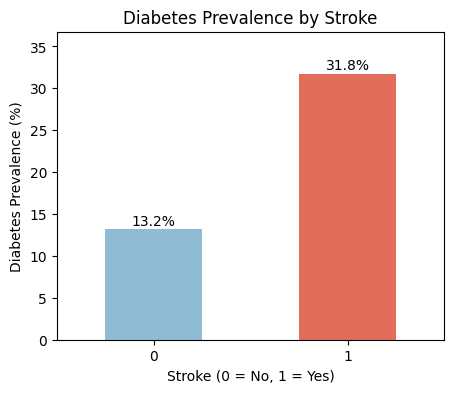
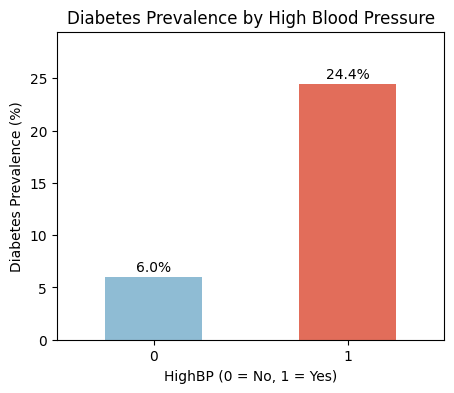
Code edit (unified diff) that turned the first committed figure into the second:
--- before
+++ after
@@ -1,20 +1,20 @@
-ct_stroke = pd.crosstab(df['Stroke'], df['Diabetes_binary'], normalize='index')
-ct_stroke_pct = ct_stroke[1] * 100
+ct_highbp = pd.crosstab(df['HighBP'], df['Diabetes_binary'], normalize='index')
+
+ct_highbp_pct = ct_highbp[1] * 100
 
 plt.figure(figsize=(5,4))
 
-ct_stroke_pct.plot(kind='bar', color=['#8FBCD4', '#E26D5A'])
+bars = ct_highbp_pct.plot(kind='bar', color=['#8FBCD4', '#E26D5A'])
 
 # labels
-for i, v in enumerate(ct_stroke_pct):
-    plt.text(i, v + 0.5, f"{v:.1f}%", ha='center')
+for i, v in enumerate(ct_highbp_pct):
+    plt.text(i, v + 0.5, f"{v:.1f}%", ha='center', fontsize=10)
 
-plt.title('Diabetes Prevalence by Stroke')
-plt.xlabel('Stroke (0 = No, 1 = Yes)')
+plt.title('Diabetes Prevalence by High Blood Pressure')
+plt.xlabel('HighBP (0 = No, 1 = Yes)')
 plt.ylabel('Diabetes Prevalence (%)')
 
-plt.ylim(0, max(ct_stroke_pct) + 5)
+plt.ylim(0, max(ct_highbp_pct) + 5)
 plt.xticks(rotation=0)
 
-
 plt.show()

Commit: Edited EDA